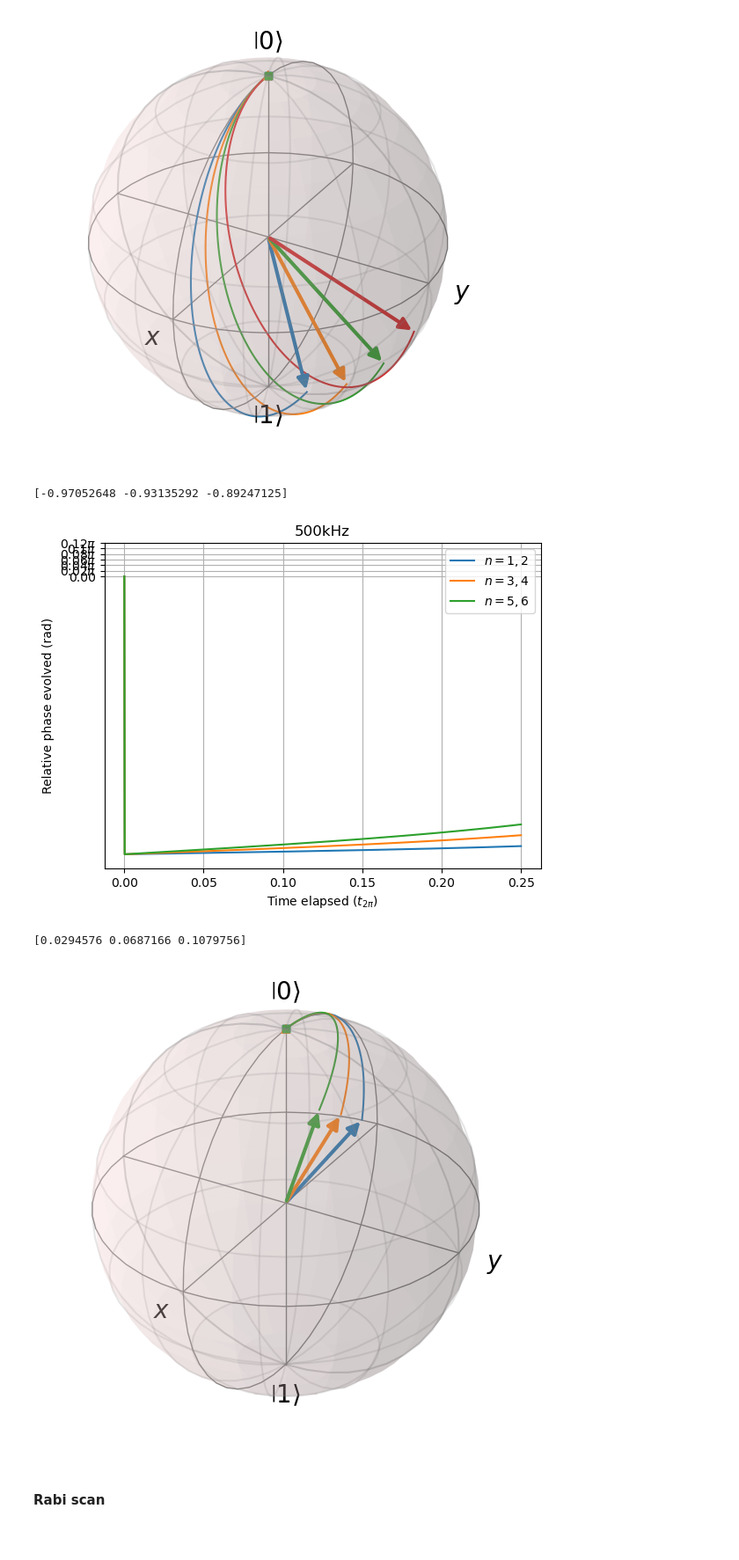
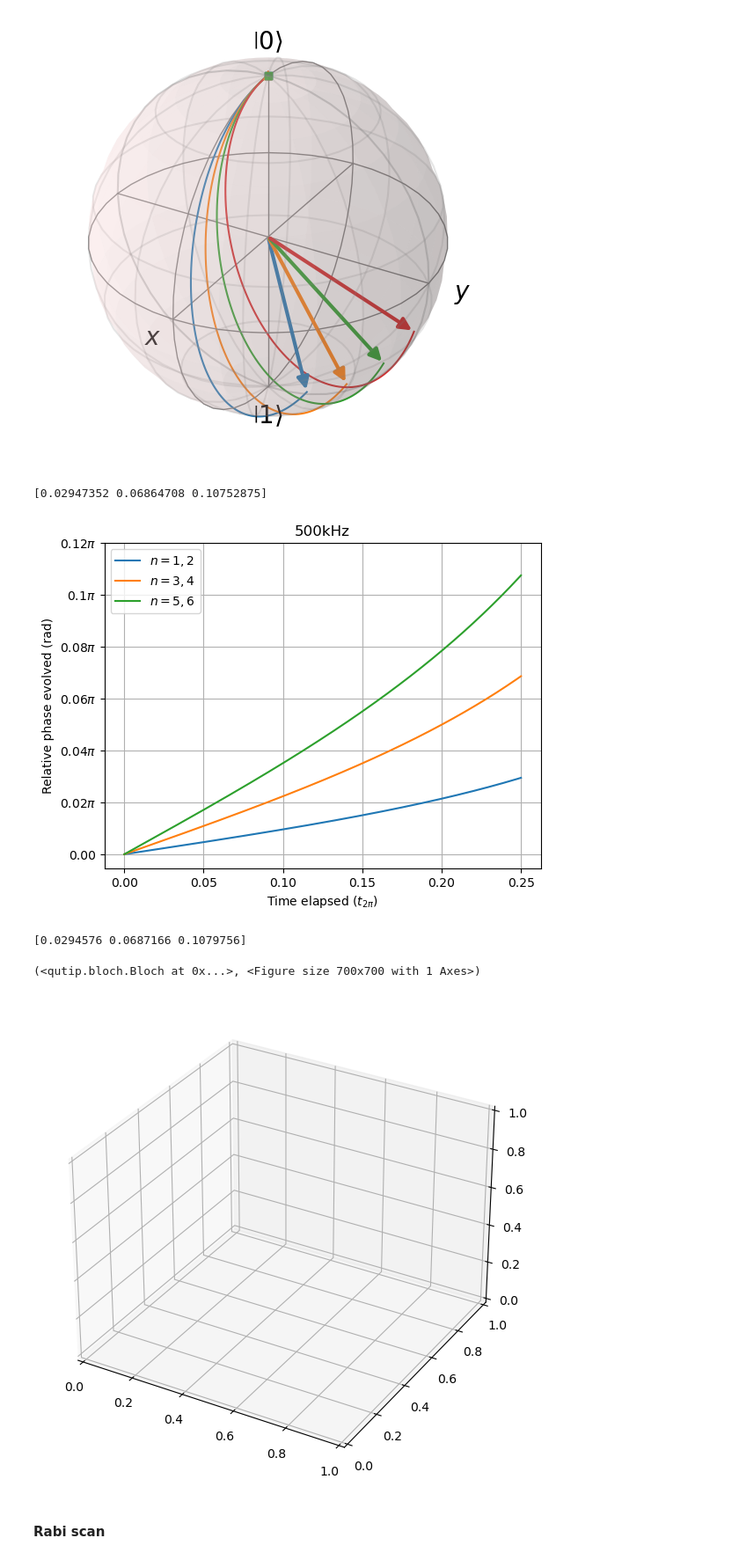
Before and after one commit to tr2g20/simulations, a Jupyter notebook: pulse_phase_evol.ipynb, the cells around one changed output. Shown at 88% size. Drawn from its saved outputs; the diff is of its cells as text; code cells hidden in the pictures.

```diff
--- a/pulse_phase_evol.ipynb
+++ b/pulse_phase_evol.ipynb
@@ -292,7 +294,7 @@ for i in range(len(indices)):
     initial_state = initial_state/ np.linalg.norm(initial_state) # Normalise
     pulse_seq1 = PulseSequence()
 
-    pulse1 = DownPulse(laser_det=np.full(n_steps,0),phase=np.full(n_steps, pi/2), rabi_freq=np.full(n_steps,rabi_freq), duration=rabi_time/4)
+    pulse1 = DownPulse(laser_det=np.full(n_steps,0),phase=np.full(n_steps, -pi/2), rabi_freq=np.full(n_steps,rabi_freq), duration=rabi_time/4)
 
     # detuning = 40*dR
     # free_time = 2*pi/(np.abs(dR-detuning))
@@ -334,8 +336,8 @@ print(angles[:,-1]/pi)
 # display_table_compare(basis=basis, init_state=wave_func[0,:], final_state=wave_func[-1,:])
 # plot_bloch(wave_func=wave_func[:,indices[0]:indices[1]+1], show=True)
 # %% [output]
-[-0.97052648 -0.93135292 -0.89247125]
+[0.02947352 0.06864708 0.10752875]
-[figure, old version]
+[figure, new version]
 # %%
 eee = np.array([1,3,5])
 lamda = 0.039259
@@ -345,9 +347,10 @@ print(eee1)
 # %% [output]
 [0.0294576 0.0687166 0.1079756]
 # %%
-b, fig = plot_bloch_multi(wave_func=wave_funcs, show=True)
+plot_bloch_multi(wave_func=wave_funcs, show=False)
 # %% [output]
+(<qutip.bloch.Bloch at 0x...>, <Figure size 700x700 with 1 Axes>)
-[figure, old version]
+[figure, new version]
 # %% [markdown]
 #### Rabi scan
 # %%
```
Also changed, not shown: parts of 19 cells of this notebook, 1 other file.
